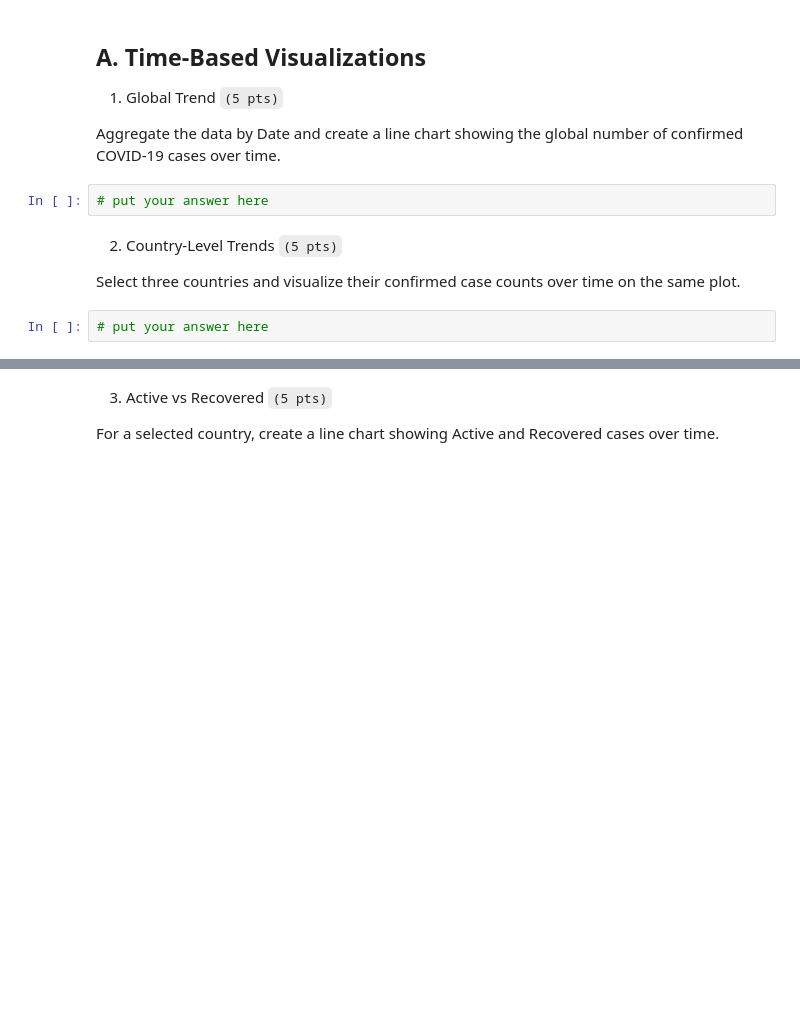
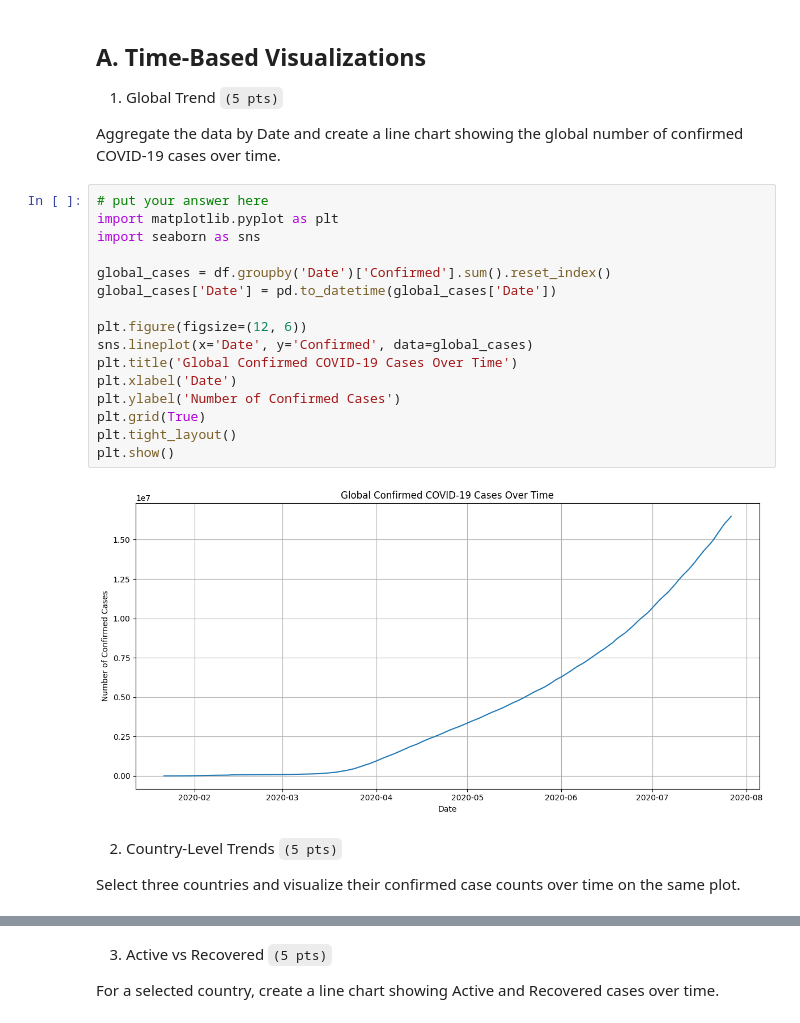
Before and after one commit to kcat28/CCDATS1L_EXERCISES_COM221ML, a Jupyter notebook: Exercise4.ipynb, the cells around one changed output, grey strips where cells are left out. Saved outputs shown, nothing was run; the diff lists cells and outputs as text; blank space fills up the shorter version.

```diff
--- a/Exercise4.ipynb
+++ b/Exercise4.ipynb
@@ -92,11 +92,25 @@ df.query("`Country/Region` == 'Philippines'")
 1. Global Trend `(5 pts)`
 
 Aggregate the data by Date and create a line chart showing the global number of confirmed COVID-19 cases over time.
-# %%
-# put your answer here
+# %%
+# put your answer here
+import matplotlib.pyplot as plt
+import seaborn as sns
+
+global_cases = df.groupby('Date')['Confirmed'].sum().reset_index()
+global_cases['Date'] = pd.to_datetime(global_cases['Date'])
+
+plt.figure(figsize=(12, 6))
+sns.lineplot(x='Date', y='Confirmed', data=global_cases)
+plt.title('Global Confirmed COVID-19 Cases Over Time')
+plt.xlabel('Date')
+plt.ylabel('Number of Confirmed Cases')
+plt.grid(True)
+plt.tight_layout()
+plt.show()
+# %% [output]
+[figure, added]
 # %% [markdown]
 2. Country-Level Trends `(5 pts)`
 
 Select three countries and visualize their confirmed case counts over time on the same plot.
-# %%
-# put your answer here
```
Also changed, not shown: parts of 11 cells of this notebook.
